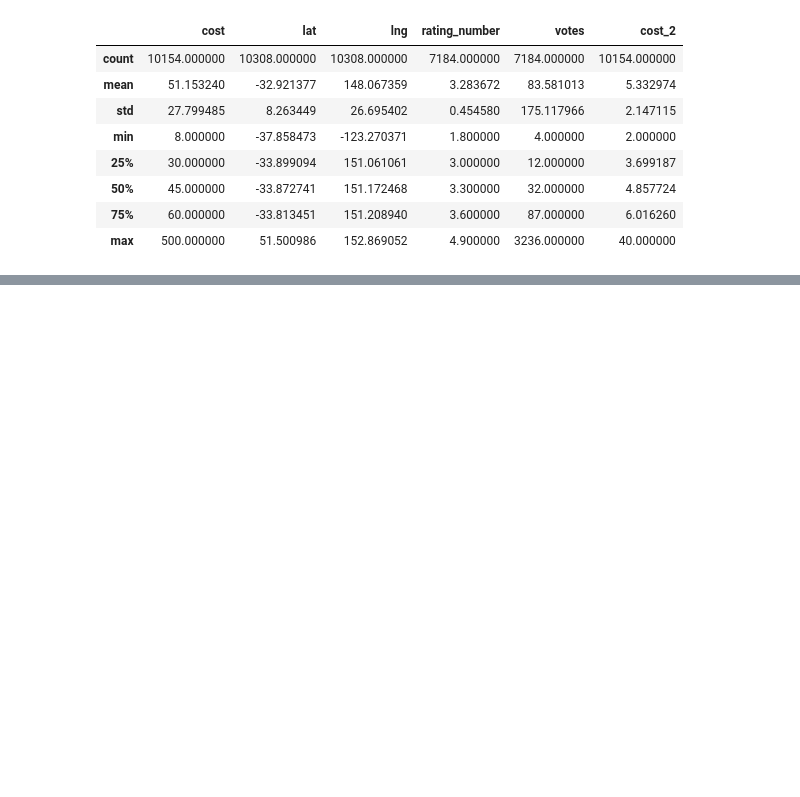
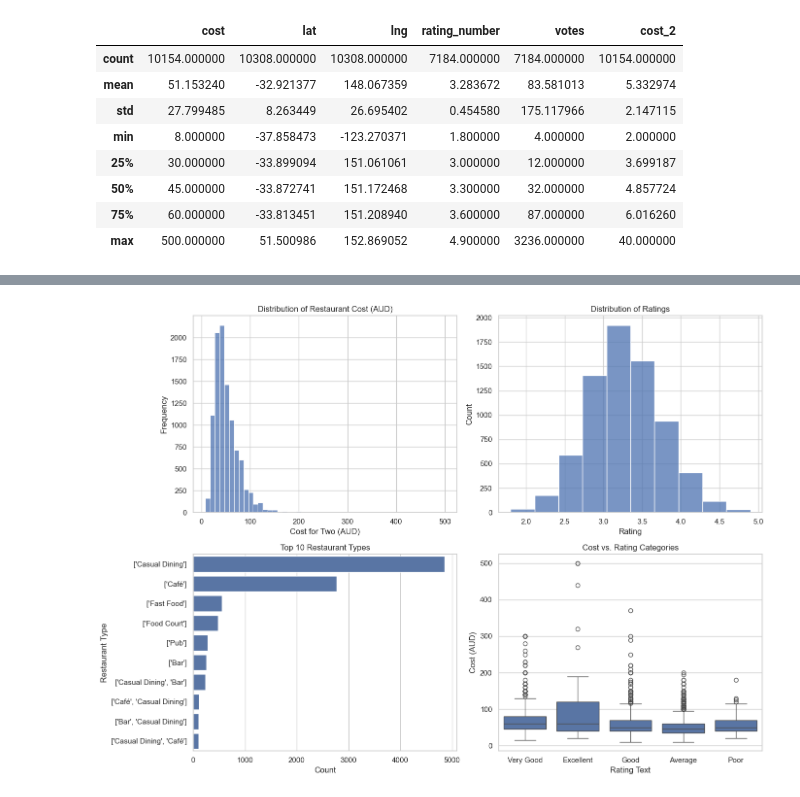
Before and after one commit to nigelcheong/predictive-modelling-and-deployment-assignment, a Jupyter notebook: notebooks/Assignment_1.ipynb, the cells around one changed output, grey strips where cells are left out. Cells and saved outputs as stored; diff of their text form; code cells hidden in the pictures; blank space fills up the shorter version.

Commit message:
EDA, visualisations, key variables.

```diff
--- a/notebooks/Assignment_1.ipynb
+++ b/notebooks/Assignment_1.ipynb
@@ -46,0 +86,35 @@ df.describe()
+# %%
+sns.set(style="whitegrid")
+
+# Create subplots (2x2 grid)
+fig, axes = plt.subplots(2, 2, figsize=(14,10))
+
+# 1. Distribution of Cost
+sns.histplot(df['cost'], bins=50, ax=axes[0,0])
+axes[0,0].set_title("Distribution of Restaurant Cost (AUD)")
+axes[0,0].set_xlabel("Cost for Two (AUD)")
+axes[0,0].set_ylabel("Frequency")
+
+# 2. Distribution of Ratings
+sns.histplot(df['rating_number'], bins=10, kde=False, ax=axes[0,1])
+axes[0,1].set_title("Distribution of Ratings")
+axes[0,1].set_xlabel("Rating")
+axes[0,1].set_ylabel("Count")
+
+# 3. Top 10 Restaurant Types
+sns.countplot(y=df['type'], order=df['type'].value_counts().index[:10], ax=axes[1,0])
+axes[1,0].set_title("Top 10 Restaurant Types")
+axes[1,0].set_xlabel("Count")
+axes[1,0].set_ylabel("Restaurant Type")
+
+# 4. Cost vs. Rating Categories
+sns.boxplot(x='rating_text', y='cost', data=df, ax=axes[1,1])
+axes[1,1].set_title("Cost vs. Rating Categories")
+axes[1,1].set_xlabel("Rating Text")
+axes[1,1].set_ylabel("Cost (AUD)")
+
+# Adjust layout
+plt.tight_layout()
+plt.show()
+# %% [output]
+[figure, added]
```
Also changed, not shown: parts of 11 cells of this notebook.
